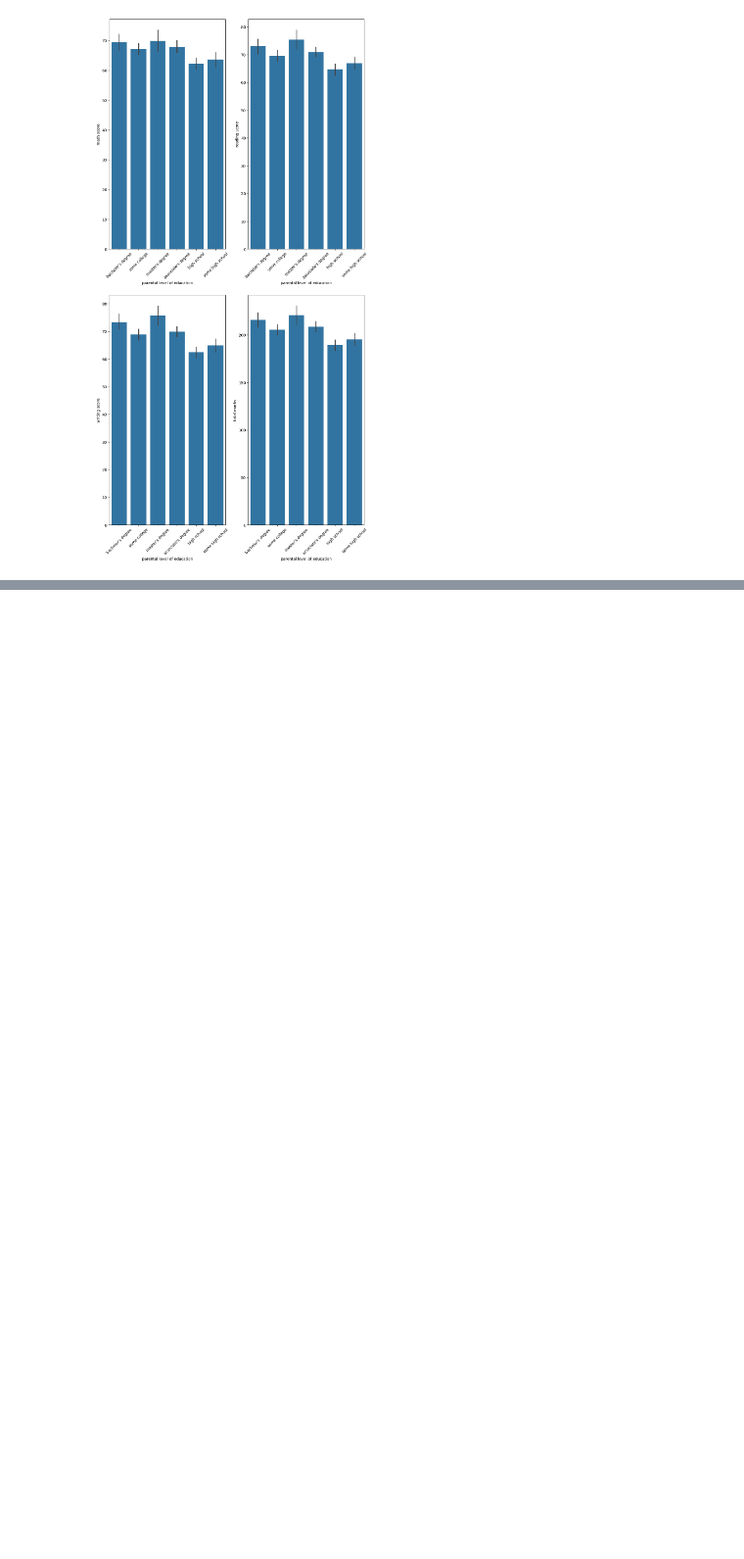
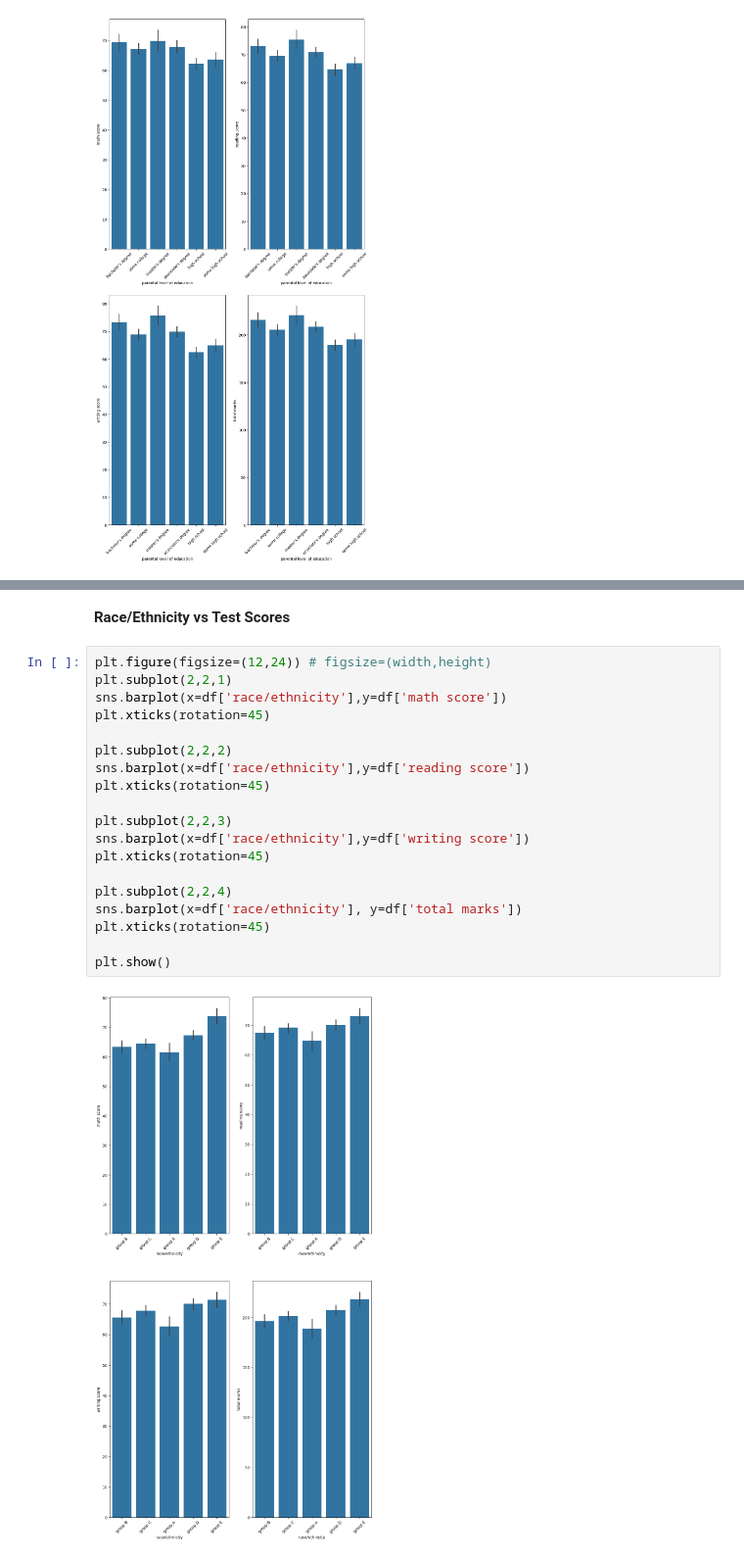
Before and after one commit to udaysingh21/Pandas-Project, a Jupyter notebook: STUDENT PERFORMANCE/analysis.ipynb, the cells around one changed output, grey strips where cells are left out. Shown at 98% size. Cells and saved outputs as stored; diff of their text form; blank space fills up the shorter version.

```diff
--- a/STUDENT PERFORMANCE/analysis.ipynb
+++ b/STUDENT PERFORMANCE/analysis.ipynb
@@ -547,0 +564,23 @@ plt.show()
+# %% [markdown]
+**Race/Ethnicity vs Test Scores**
+# %%
+plt.figure(figsize=(12,24)) # figsize=(width,height)
+plt.subplot(2,2,1)
+sns.barplot(x=df['race/ethnicity'],y=df['math score'])
+plt.xticks(rotation=45)
+
+plt.subplot(2,2,2)
+sns.barplot(x=df['race/ethnicity'],y=df['reading score'])
+plt.xticks(rotation=45)
+
+plt.subplot(2,2,3)
+sns.barplot(x=df['race/ethnicity'],y=df['writing score'])
+plt.xticks(rotation=45)
+
+plt.subplot(2,2,4)
+sns.barplot(x=df['race/ethnicity'], y=df['total marks'])
+plt.xticks(rotation=45)
+
+plt.show()
+# %% [output]
+[figure, added]
```
Also changed, not shown: parts of 2 cells of this notebook.
